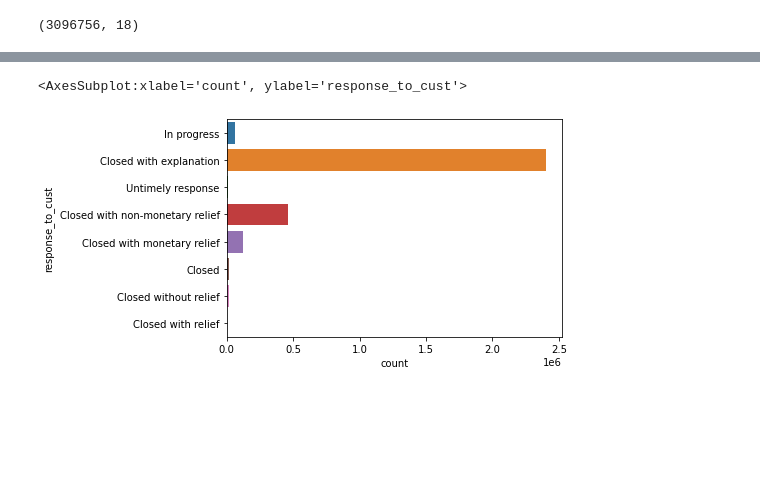
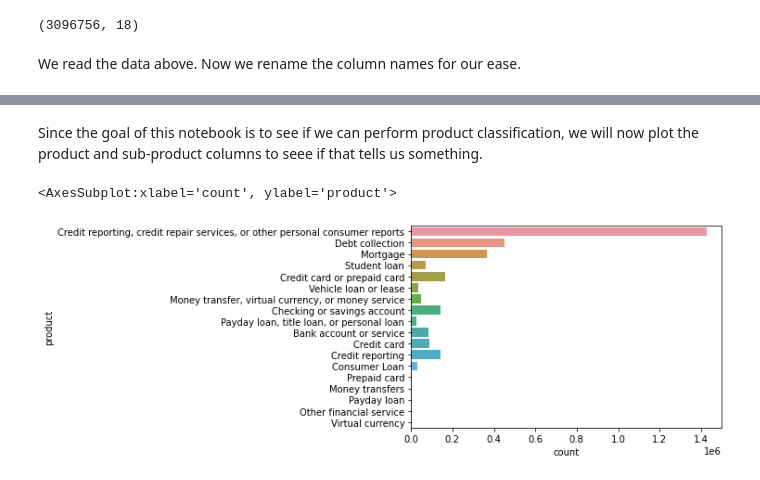
Before and after one commit to tuba-ahmed/complaint-analysis, a Jupyter notebook: code/app/02_Data_Exploration_Anshul_Shandilya.ipynb, the cells around one changed output, grey strips where cells are left out. Drawn from its saved outputs; the diff is of its cells as text; code cells hidden in the pictures; blank space fills up the shorter version.

Commit message:
Worked more on data exploration, deleting irrelevant data, dropping null values, see if data is workable.

```diff
--- a/code/app/02_Data_Exploration_Anshul_Shandilya.ipynb
+++ b/code/app/02_Data_Exploration_Anshul_Shandilya.ipynb
@@ -19,4 +39,6 @@ df.head()
 print(df.shape)
 # %% [output]
 (3096756, 18)
+# %% [markdown]
+We read the data above. Now we rename the column names for our ease.
 # %%
@@ -33,8 +56,11 @@ df.head()
 | 2 | 2022-11-09 | Debt collection | Credit card debt | Took or threatened to take negati... | Threatened or suggested your cred... | NaN | NaN | Genesis FS Card Services, Inc. | TX | ... |
 | 3 | 2022-11-07 | Mortgage | Other type of mortgage | Trouble during payment process | NaN | NaN | NaN | NORTHERN OHIO INVESTMENT COMPANY | MO | ... |
 | 4 | 2022-11-07 | Debt collection | Other debt | Attempts to collect debt not owed | Debt is not yours | NaN | NaN | R & R Collection Service, Inc. | MO | ... |
-# %%
-sb.countplot(data=df, y='response_to_cust')
-# %% [output]
-<AxesSubplot:xlabel='count', ylabel='response_to_cust'>
-[figure, removed]
+# %% [markdown]
+Since the goal of this notebook is to see if we can perform product classification, we will now plot the product and sub-product columns to seee if that tells us something.
+# %%
+# Plotting the countplot for 'product' column
+sb.countplot(data=df, y='product')
+# %% [output]
+<AxesSubplot:xlabel='count', ylabel='product'>
+[figure, added]
```
Also changed, not shown: parts of 37 cells of this notebook.
